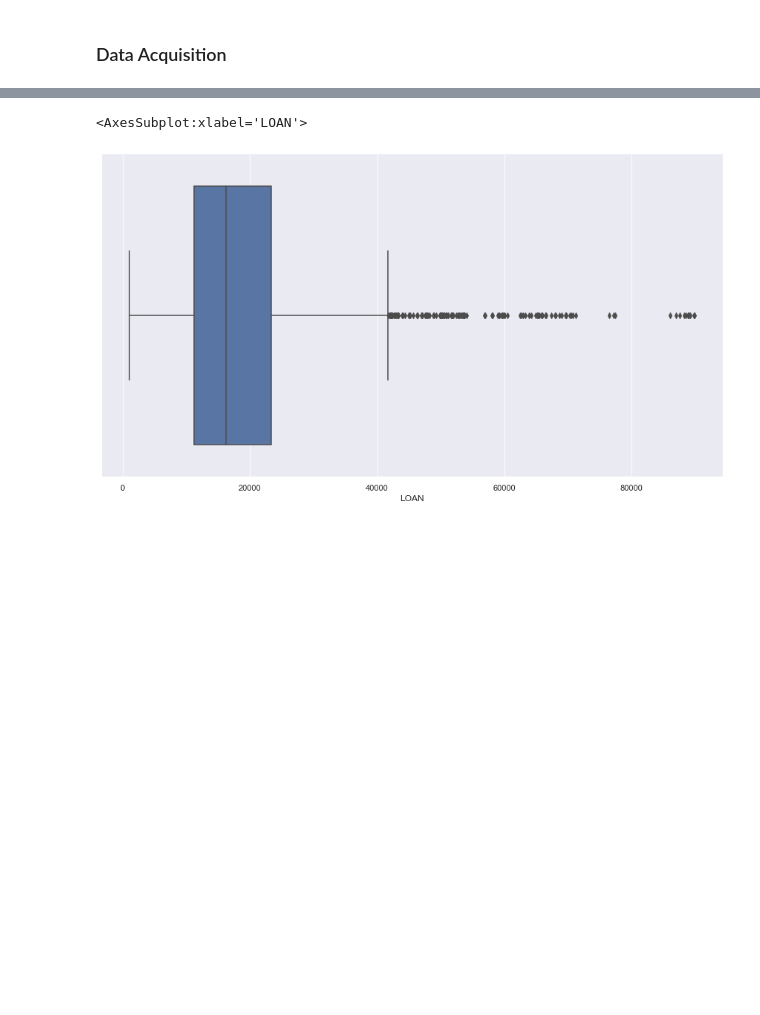
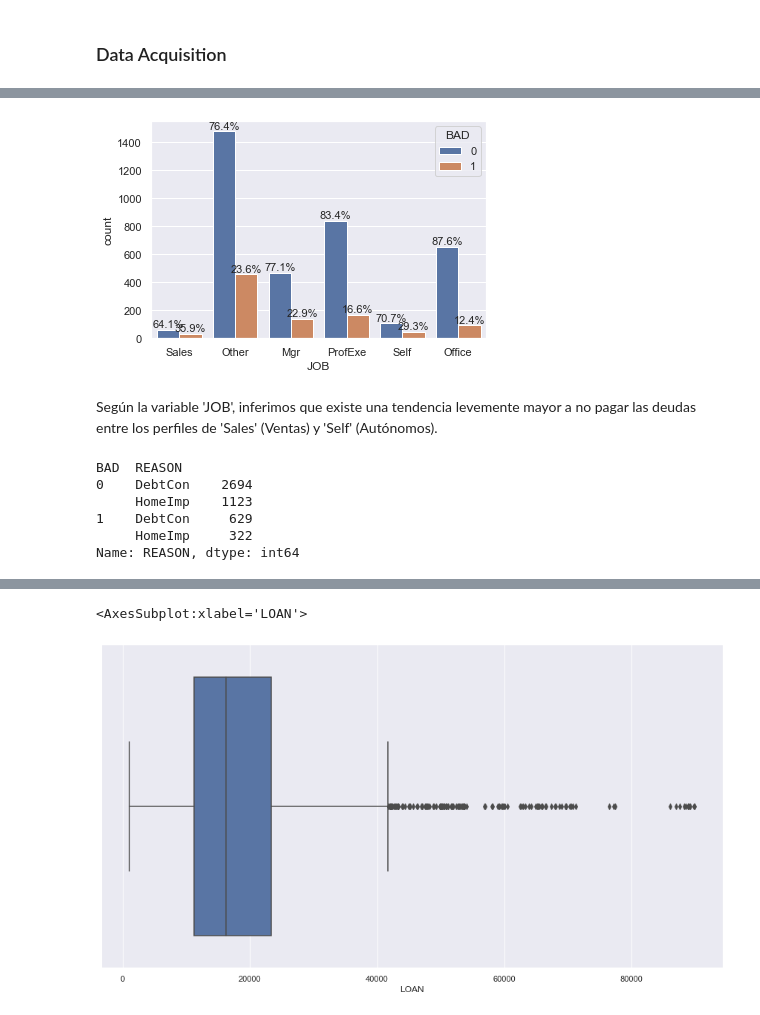
Before and after one commit to HelgaZambrana/data-science-coderhouse, a Jupyter notebook: ProyectoFinal_RiesgoCrediticio.ipynb, the cells around one changed output, grey strips where cells are left out. Drawn from its saved outputs; the diff is of its cells as text; code cells hidden in the pictures; blank space fills up the shorter version.

```diff
--- a/ProyectoFinal_RiesgoCrediticio.ipynb
+++ b/ProyectoFinal_RiesgoCrediticio.ipynb
@@ -245,0 +304,32 @@ Name: LOAN, dtype: float64
+# %%
+# Mostrar los resultados en un bar plot
+def percentage_above_bar_relative_to_xgroup(ax):
+    all_heights = [[p.get_height() for p in bars] for bars in ax.containers]
+    for bars in ax.containers:
+        for i, p in enumerate(bars):
+            total = sum(xgroup[i] for xgroup in all_heights)
+            percentage = f'{(100 * p.get_height() / total) :.1f}%'
+            ax.annotate(percentage, (p.get_x() + p.get_width() / 2, p.get_height()), size=11, ha='center', va='bottom')
+
+ax = sns.countplot(x="JOB", hue="BAD", data=train_df)
+
+percentage_above_bar_relative_to_xgroup(ax)
+plt.show()
+# %% [output]
+[figure, added]
+# %% [markdown]
+Según la variable 'JOB', inferimos que existe una tendencia levemente mayor a no pagar las deudas entre los perfiles de 'Sales' (Ventas) y 'Self' (Autónomos).
+# %%
+# Imputar variables categóricas con la moda de 'REASON' y 'JOB'
+train_df['REASON'] = train_df['REASON'].fillna(train_df['REASON'].mode()[0])
+train_df['JOB'] = train_df['JOB'].fillna(train_df['JOB'].mode()[0])
+
+# Ver el contador de 'REASON' luego de la imputación de variables
+train_df.groupby('BAD')['REASON'].value_counts(dropna=False)
+# %% [output]
+BAD  REASON
+0    DebtCon    2694
+     HomeImp    1123
+1    DebtCon     629
+     HomeImp     322
+Name: REASON, dtype: int64
```
Also changed, not shown: parts of 80 cells of this notebook.
